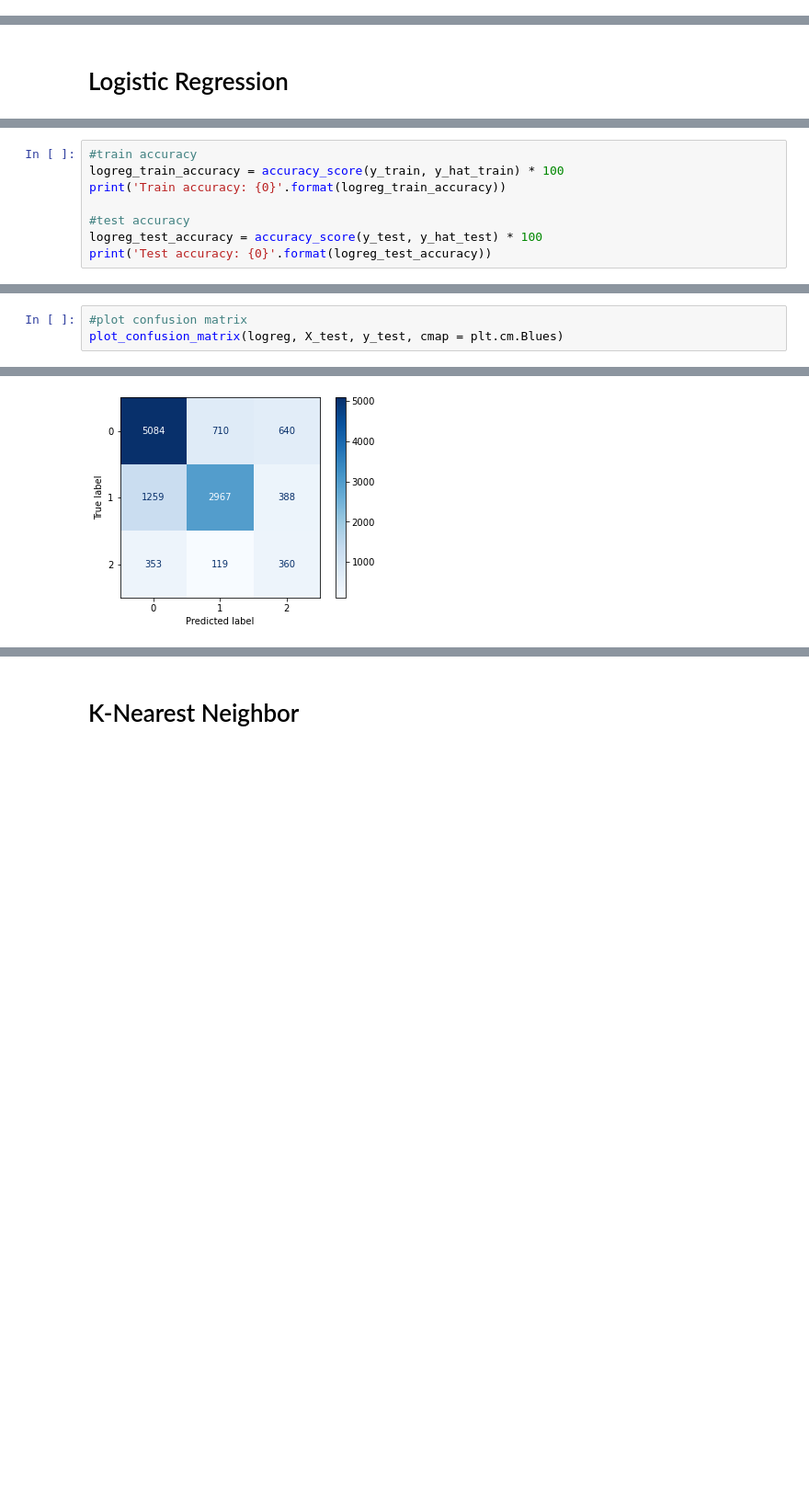
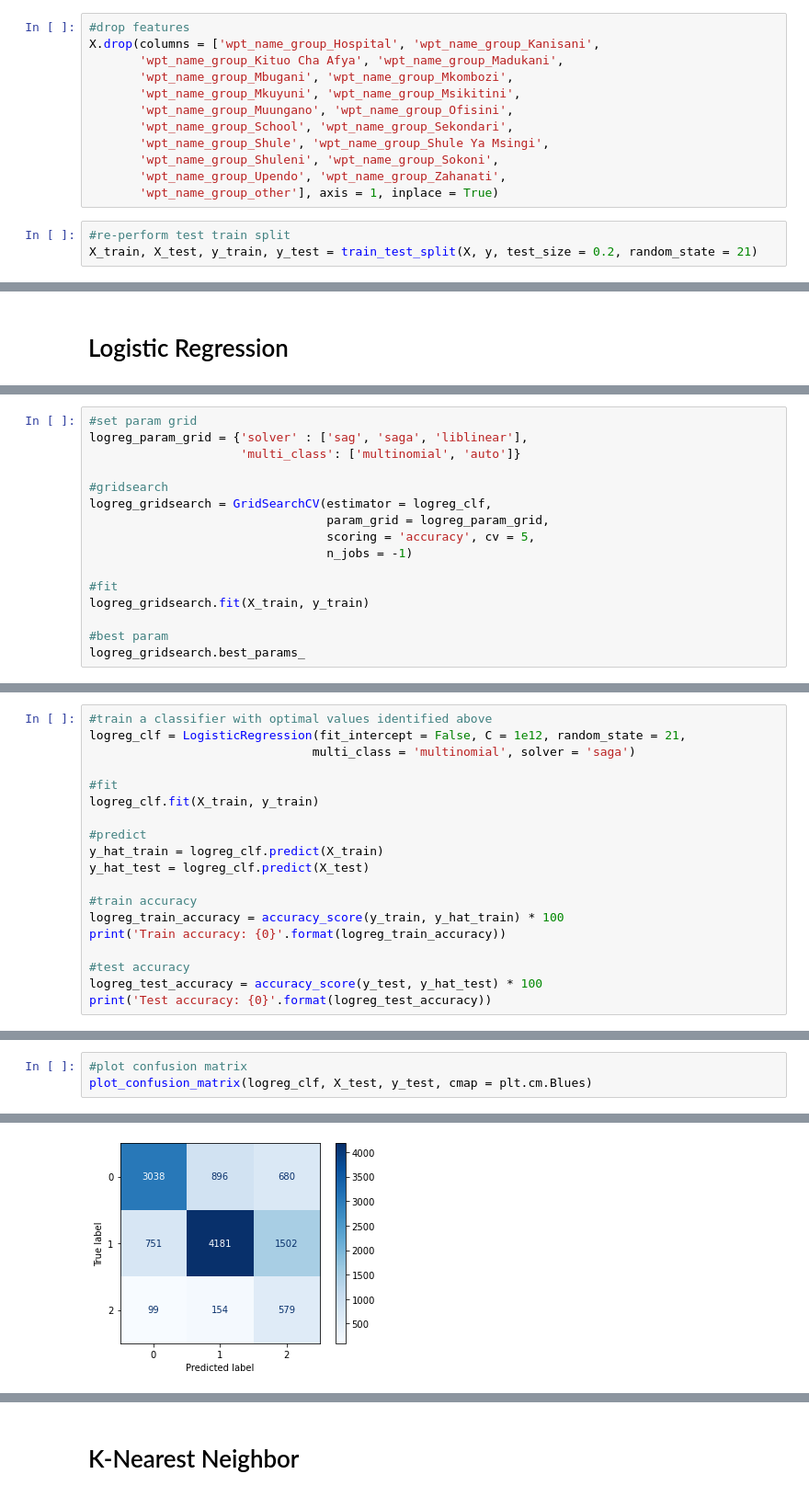
Before and after one commit to baotramduong/Portfolio_Project_Ternary_Classification_Tanzanian_Water_Crisis, a Jupyter notebook: Part II - Models.ipynb, the cells around one changed output, grey strips where cells are left out. Shown at 92% size. Cells and saved outputs as stored; diff of their text form; blank space fills up the shorter version.

```diff
--- a/Part II - Models.ipynb
+++ b/Part II - Models.ipynb
@@ -58,0 +180,15 @@ X_train, X_test, y_train, y_test = train_test_split(X, y, test_size = 0.2, rando
+# %%
+#drop features
+X.drop(columns = ['wpt_name_group_Hospital', 'wpt_name_group_Kanisani',
+       'wpt_name_group_Kituo Cha Afya', 'wpt_name_group_Madukani',
+       'wpt_name_group_Mbugani', 'wpt_name_group_Mkombozi',
+       'wpt_name_group_Mkuyuni', 'wpt_name_group_Msikitini',
+       'wpt_name_group_Muungano', 'wpt_name_group_Ofisini',
+       'wpt_name_group_School', 'wpt_name_group_Sekondari',
+       'wpt_name_group_Shule', 'wpt_name_group_Shule Ya Msingi',
+       'wpt_name_group_Shuleni', 'wpt_name_group_Sokoni',
+       'wpt_name_group_Upendo', 'wpt_name_group_Zahanati',
+       'wpt_name_group_other'], axis = 1, inplace = True)
+# %%
+#re-perform test train split
+X_train, X_test, y_train, y_test = train_test_split(X, y, test_size = 0.2, random_state = 21)
@@ -121,0 +406,16 @@ y_hat_test = logreg.predict(X_test)
+# %%
+#set param grid
+logreg_param_grid = {'solver' : ['sag', 'saga', 'liblinear'],
+                     'multi_class': ['multinomial', 'auto']}
+
+#gridsearch
+logreg_gridsearch = GridSearchCV(estimator = logreg_clf,
+                                 param_grid = logreg_param_grid,
+                                 scoring = 'accuracy', cv = 5,
+                                 n_jobs = -1)
+
+#fit
+logreg_gridsearch.fit(X_train, y_train)
+
+#best param
+logreg_gridsearch.best_params_
@@ -122,4 +424,15 @@ y_hat_test = logreg.predict(X_test)
 # %%
+#train a classifier with optimal values identified above
+logreg_clf = LogisticRegression(fit_intercept = False, C = 1e12, random_state = 21,
+                               multi_class = 'multinomial', solver = 'saga')
+
+#fit
+logreg_clf.fit(X_train, y_train)
+
+#predict
+y_hat_train = logreg_clf.predict(X_train)
+y_hat_test = logreg_clf.predict(X_test)
+
 #train accuracy
 logreg_train_accuracy = accuracy_score(y_train, y_hat_train) * 100
 print('Train accuracy: {0}'.format(logreg_train_accuracy))
@@ -168,6 +481,6 @@ weighted avg       0.73      0.71      0.72     11880
 # %%
 #plot confusion matrix
-plot_confusion_matrix(logreg, X_test, y_test, cmap = plt.cm.Blues)
+plot_confusion_matrix(logreg_clf, X_test, y_test, cmap = plt.cm.Blues)
 # %% [output]
 <sklearn.metrics._plot.confusion_matrix.ConfusionMatrixDisplay at 0x...>
-[figure, old version]
+[figure, new version]
```
Also changed, not shown: parts of 124 cells of this notebook.
